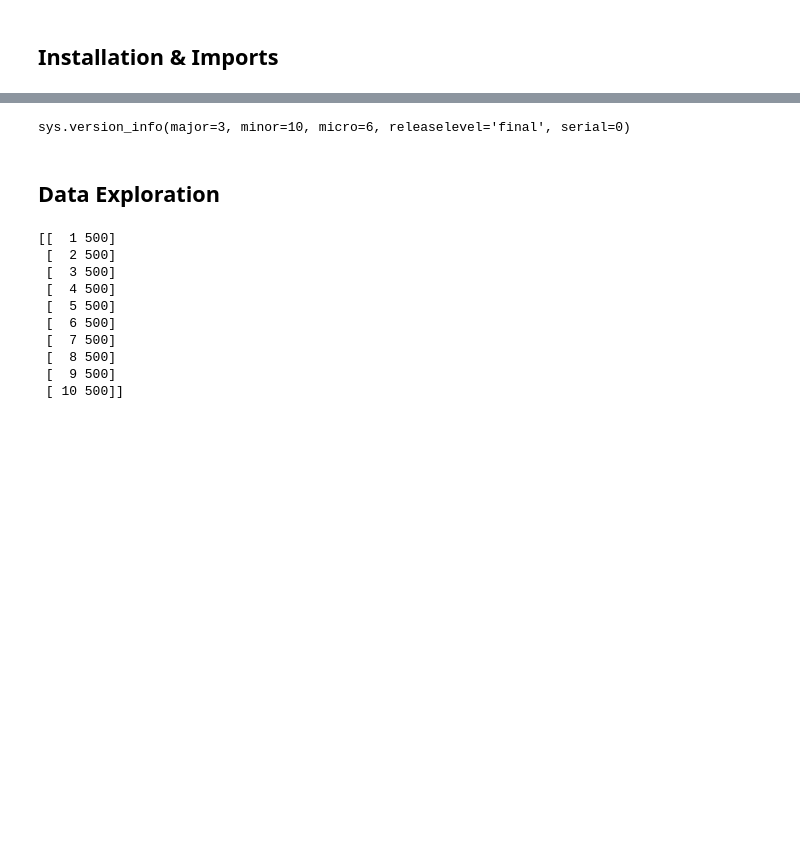
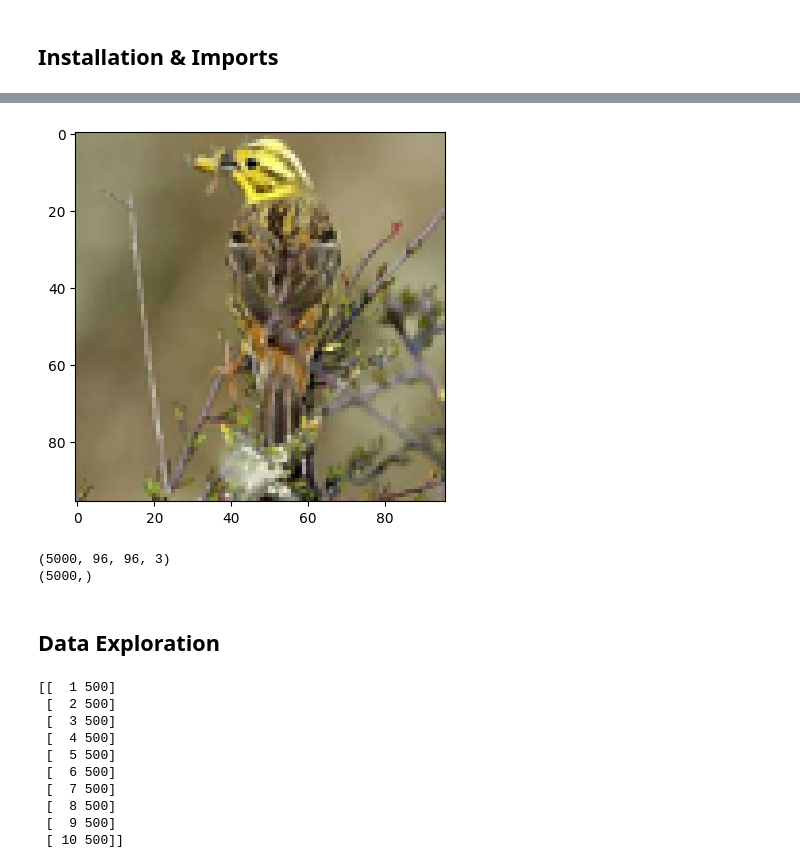
Before and after one commit to ramamo17/ComputerVisionIASD, a Jupyter notebook: Projet_Deep_Learning_pour_les_images.ipynb, the cells around one changed output, grey strips where cells are left out. Saved outputs shown, nothing was run; the diff lists cells and outputs as text; code cells hidden in the pictures; blank space fills up the shorter version.

```diff
--- a/Projet_Deep_Learning_pour_les_images.ipynb
+++ b/Projet_Deep_Learning_pour_les_images.ipynb
@@ -11,16 +11,7 @@ import os, sys, tarfile, errno
 import numpy as np
 import matplotlib.pyplot as plt
 import random
-# Deprecated
-# from keras.preprocessing.image import save_img
-from keras.utils import save_img
-import tensorflow as tf
-from tensorflow.keras import layers, models
-from sklearn.model_selection import train_test_split
-
-from keras.preprocessing.image import ImageDataGenerator
-from keras.preprocessing import image
-import cv2
+from keras.preprocessing.image import save_img
 
 if sys.version_info >= (3, 0, 0):
     import urllib.request as urllib # ugly but works
@@ -164,18 +155,17 @@ if __name__ == "__main__" :
     # download_and_extract()
 
     # test to check if the image is read correctly
-    # with open(DATA_PATH) as f:
-        # image = read_single_image(f)
-        # plot_image(image)
+    with open(DATA_PATH) as f:
+        image = read_single_image(f)
+        plot_image(image)
 
     # test to check if the whole dataset is read correctly
-    # images = read_all_images(DATA_PATH)
-    # print(images.shape)
+    images = read_all_images(DATA_PATH)
+    print(images.shape)
 
-    # labels = read_labels(LABEL_PATH)
-    # print(labels.shape)
+    labels = read_labels(LABEL_PATH)
+    print(labels.shape)
 
     # save images to disk
     # save_images(images, labels)
-    pass
 # %% [output]
@@ -187 +173,3 @@ To enable them in other operations, rebuild TensorFlow with the appropriate comp
+[figure, added]
-sys.version_info(major=3, minor=10, micro=6, releaselevel='final', serial=0)
+(5000, 96, 96, 3)
+(5000,)
```
Also changed, not shown: parts of 31 cells of this notebook.
